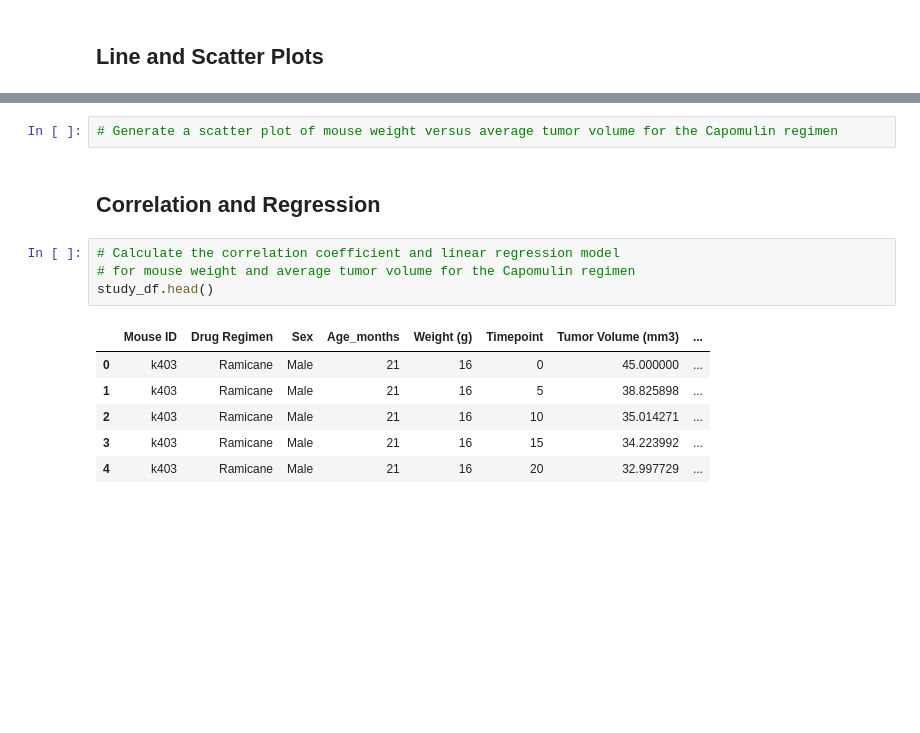
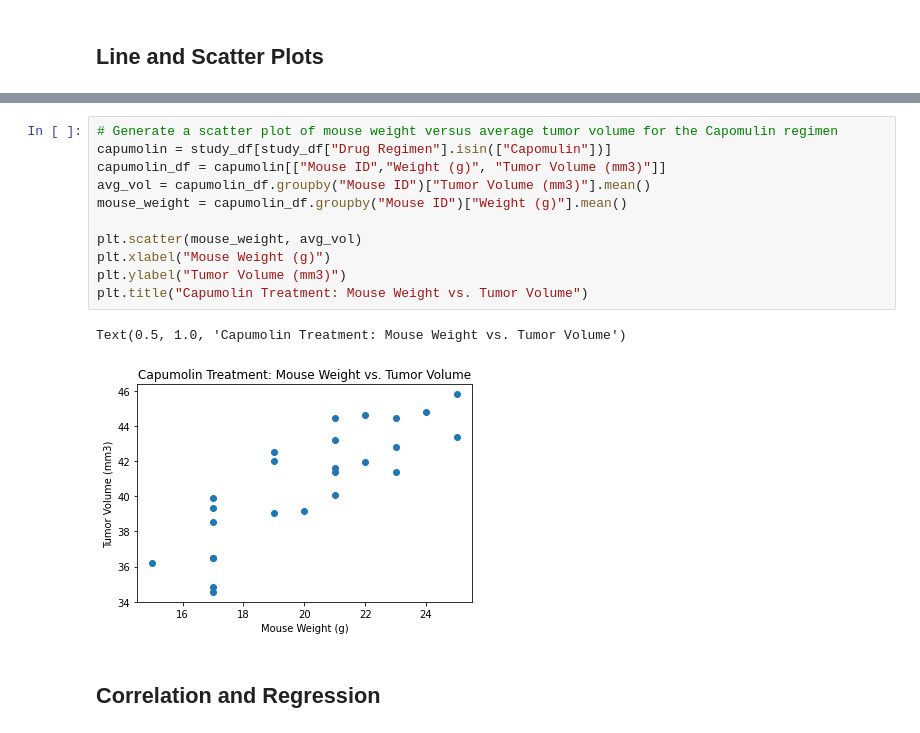
Before and after one commit to jessyoder/MatPlotLib-Challenge, a Jupyter notebook: Pymaceuticals/.ipynb, the cells around one changed output, grey strips where cells are left out. Drawn from its saved outputs; the diff is of its cells as text; blank space fills up the shorter version.

```diff
--- a/Pymaceuticals/.ipynb
+++ b/Pymaceuticals/.ipynb
@@ -212,15 +205,16 @@ plt.show()
-# %%
-# Generate a scatter plot of mouse weight versus average tumor volume for the Capomulin regimen
+# %%
+# Generate a scatter plot of mouse weight versus average tumor volume for the Capomulin regimen
+capumolin = study_df[study_df["Drug Regimen"].isin(["Capomulin"])]
+capumolin_df = capumolin[["Mouse ID","Weight (g)", "Tumor Volume (mm3)"]]
+avg_vol = capumolin_df.groupby("Mouse ID")["Tumor Volume (mm3)"].mean()
+mouse_weight = capumolin_df.groupby("Mouse ID")["Weight (g)"].mean()
+
+plt.scatter(mouse_weight, avg_vol)
+plt.xlabel("Mouse Weight (g)")
+plt.ylabel("Tumor Volume (mm3)")
+plt.title("Capumolin Treatment: Mouse Weight vs. Tumor Volume")
+# %% [output]
+Text(0.5, 1.0, 'Capumolin Treatment: Mouse Weight vs. Tumor Volume')
+[figure, added]
 # %% [markdown]
 ## Correlation and Regression
-# %%
-# Calculate the correlation coefficient and linear regression model
-# for mouse weight and average tumor volume for the Capomulin regimen
-study_df.head()
-# %% [output]
-|  | Mouse ID | Drug Regimen | Sex | Age_months | Weight (g) | Timepoint | Tumor Volume (mm3) | ... |
-| 0 | k403 | Ramicane | Male | 21 | 16 | 0 | 45.000000 | ... |
-| 1 | k403 | Ramicane | Male | 21 | 16 | 5 | 38.825898 | ... |
-| 2 | k403 | Ramicane | Male | 21 | 16 | 10 | 35.014271 | ... |
-| 3 | k403 | Ramicane | Male | 21 | 16 | 15 | 34.223992 | ... |
-| 4 | k403 | Ramicane | Male | 21 | 16 | 20 | 32.997729 | ... |
```
Also changed, not shown: parts of 5 cells of this notebook.
